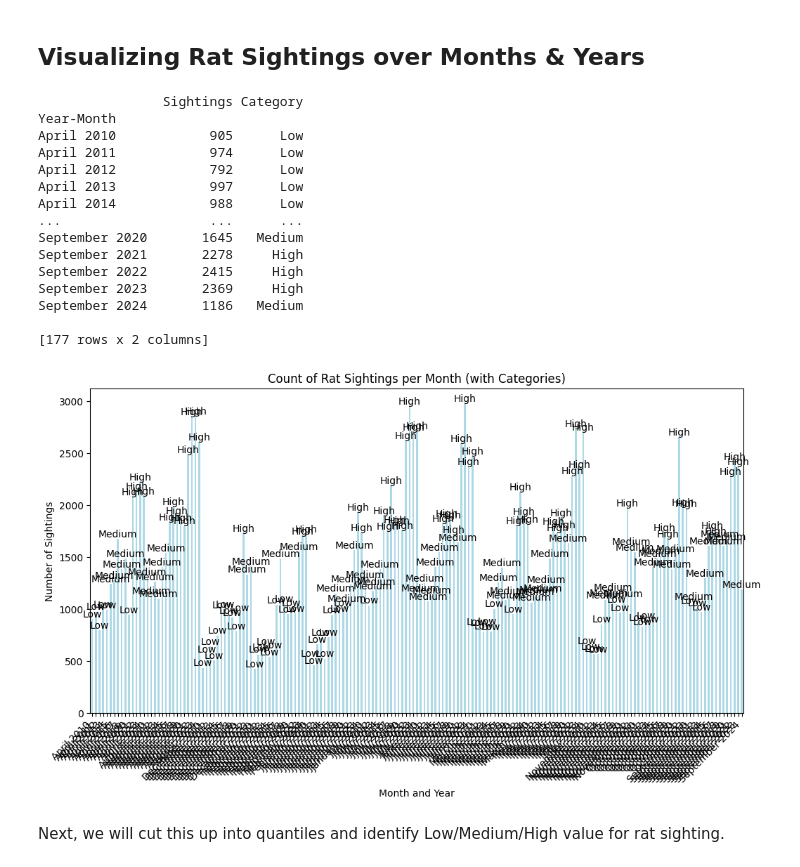
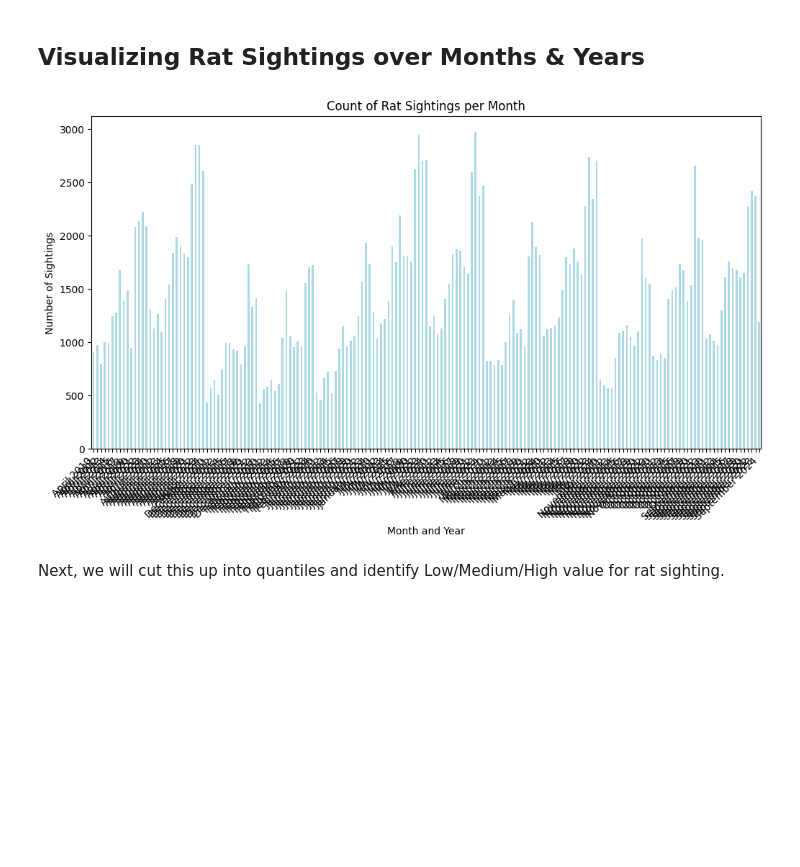
Before and after one commit to trishaa4144/cmsc320-final, a Jupyter notebook: CMSC320_Checkpt_2.ipynb, the cells around one changed output. Drawn from its saved outputs; the diff is of its cells as text; code cells hidden in the pictures; blank space fills up the shorter version.

```diff
--- a/CMSC320_Checkpt_2.ipynb
+++ b/CMSC320_Checkpt_2.ipynb
@@ -259,62 +259,16 @@ plt.show()
 # %%
 df['Year-Month'] = df['Created Date'].dt.strftime('%B %Y')
 rat_sightings_by_month = df['Year-Month'].value_counts().sort_index()
 
-# Assign a 'low', 'medium', 'high' category based on the counts using quantiles
-quantiles = pd.qcut(rat_sightings_by_month, 3, labels=["Low", "Medium", "High"])
-
-# Add the category to the dataframe
-rat_sightings_by_month_category = rat_sightings_by_month.copy()
-rat_sightings_by_month_category = quantiles
-
-# Combine the sightings with their respective categories
-rat_sightings_by_month_with_category = pd.DataFrame({
-    'Sightings': rat_sightings_by_month,
-    'Category': rat_sightings_by_month_category
-})
-
-# Display the updated data with categories
-print(rat_sightings_by_month_with_category)
-
-# Plot the results
 plt.figure(figsize=(12, 6))
-rat_sightings_by_month_with_category['Sightings'].plot(kind='bar', color='lightblue')
-plt.title('Count of Rat Sightings per Month (with Categories)')
+rat_sightings_by_month.plot(kind='bar', color='lightblue')
+plt.title('Count of Rat Sightings per Month')
 plt.xlabel('Month and Year')
 plt.ylabel('Number of Sightings')
-plt.xticks(rotation=45, ha='right')
-
-# Add a label for each bar showing the category (Low, Medium, High)
-for idx, value in enumerate(rat_sightings_by_month_with_category['Sightings']):
-    plt.text(idx, value + 0.1, f'{rat_sightings_by_month_with_category["Category"].iloc[idx]}',
-             ha='center', va='bottom', fontsize=10)
-
+plt.xticks(rotation=45, ha='right')  # Rotate x labels for better readability
 plt.show()
-
-# plt.figure(figsize=(12, 6))
-# rat_sightings_by_month.plot(kind='bar', color='lightblue')
-# plt.title('Count of Rat Sightings per Month')
-# plt.xlabel('Month and Year')
-# plt.ylabel('Number of Sightings')
-# plt.xticks(rotation=45, ha='right')  # Rotate x labels for better readability
-# plt.show()
 # %% [output]
-                Sightings Category
-Year-Month
-April 2010            905      Low
-April 2011            974      Low
-April 2012            792      Low
-April 2013            997      Low
-April 2014            988      Low
-...                   ...      ...
-September 2020       1645   Medium
-September 2021       2278     High
-September 2022       2415     High
-September 2023       2369     High
-September 2024       1186   Medium
-
-[177 rows x 2 columns]
-[figure, old version]
+[figure, new version]
 # %% [markdown]
 Next, we will cut this up into quantiles and identify Low/Medium/High value for rat sighting.
 # %%
```
Also changed, not shown: parts of 4 cells of this notebook.
